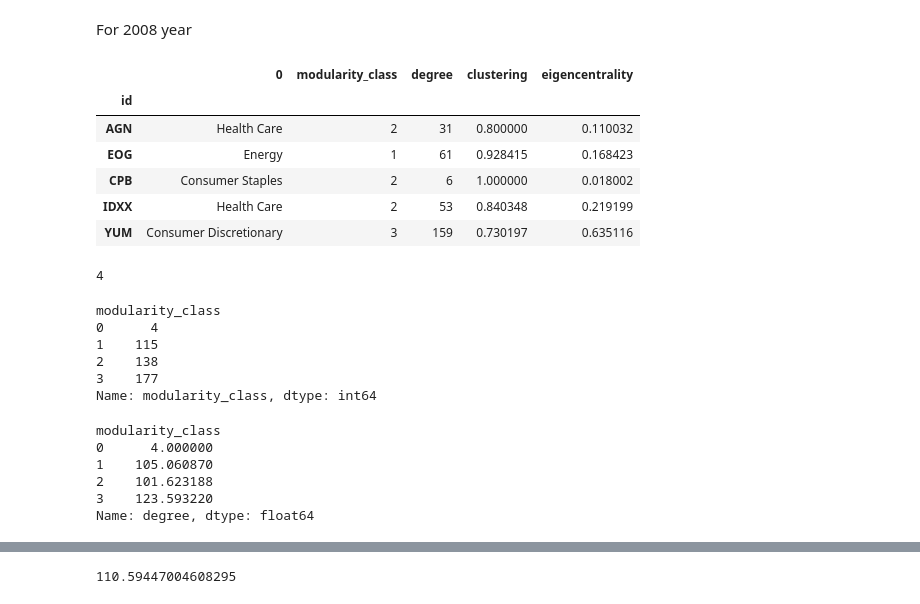
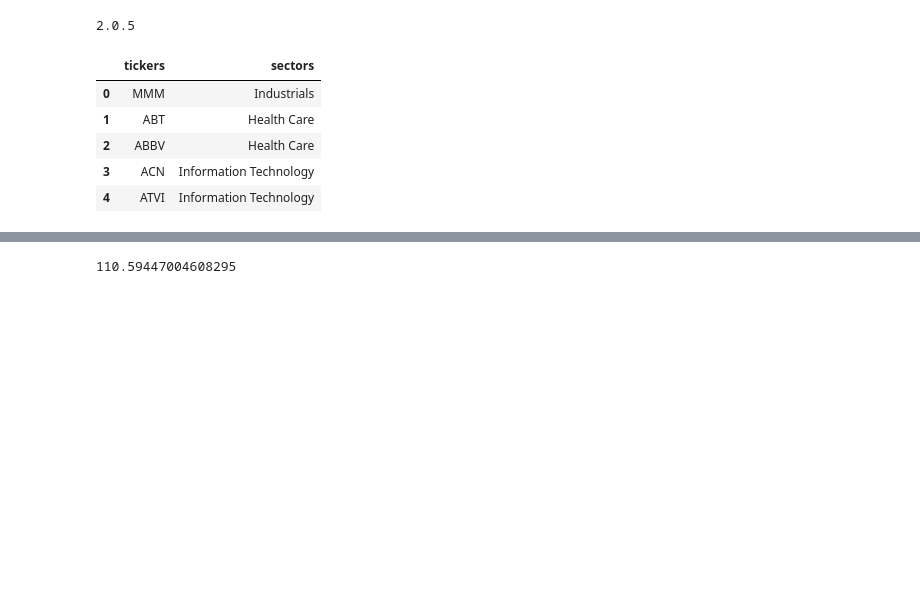
Before and after one commit to verali0816/STA141B_group_project, a Jupyter notebook: Statistic analysis.ipynb, the cells around one changed output, grey strips where cells are left out. Saved outputs shown, nothing was run; the diff lists cells and outputs as text; code cells hidden in the pictures; blank space fills up the shorter version.

```diff
--- a/Statistic analysis.ipynb
+++ b/Statistic analysis.ipynb
@@ -14,14 +9,23 @@ import matplotlib.pyplot as plt
-# %% [markdown]
-For 2008 year
+# %%
+import plotly
+print plotly.__version__
+from plotly.graph_objs import Scatter, Layout
+import plotly.plotly as py
+import cufflinks as cf
+
+import plotly.graph_objs as go
+
+cf.set_config_file(offline=False, world_readable=True, theme='pearl')
+# %% [output]
+2.0.5
 # %%
-test = pd.read_csv('./Results/corr_2008_Nodes_stats.csv', index_col=0)
+sp500 = pd.read_csv('./Data/sp500.csv', index_col=0)
 # %%
-test.head()
+sp500.head()
 # %% [output]
-|  | 0 | modularity_class | degree | clustering | eigencentrality |
-| id |  |  |  |  |  |
-| AGN | Health Care | 2 | 31 | 0.800000 | 0.110032 |
-| EOG | Energy | 1 | 61 | 0.928415 | 0.168423 |
-| CPB | Consumer Staples | 2 | 6 | 1.000000 | 0.018002 |
-| IDXX | Health Care | 2 | 53 | 0.840348 | 0.219199 |
-| YUM | Consumer Discretionary | 3 | 159 | 0.730197 | 0.635116 |
+|  | tickers | sectors |
+| 0 | MMM | Industrials |
+| 1 | ABT | Health Care |
+| 2 | ABBV | Health Care |
+| 3 | ACN | Information Technology |
+| 4 | ATVI | Information Technology |
@@ -30,4 +31,0 @@ n_module = test.loc[:,'modularity_class'].max() +1
-# %%
-n_module
-# %% [output]
-4
@@ -36,18 +31,0 @@ group_module = test.groupby(by='modularity_class')
-# %%
-group_module['modularity_class'].count()
-# %% [output]
-modularity_class
-0      4
-1    115
-2    138
-3    177
-Name: modularity_class, dtype: int64
-# %%
-group_module['degree'].mean()
-# %% [output]
-modularity_class
-0      4.000000
-1    105.060870
-2    101.623188
-3    123.593220
-Name: degree, dtype: float64
```
Also changed, not shown: parts of 35 cells of this notebook, 6 other files.
